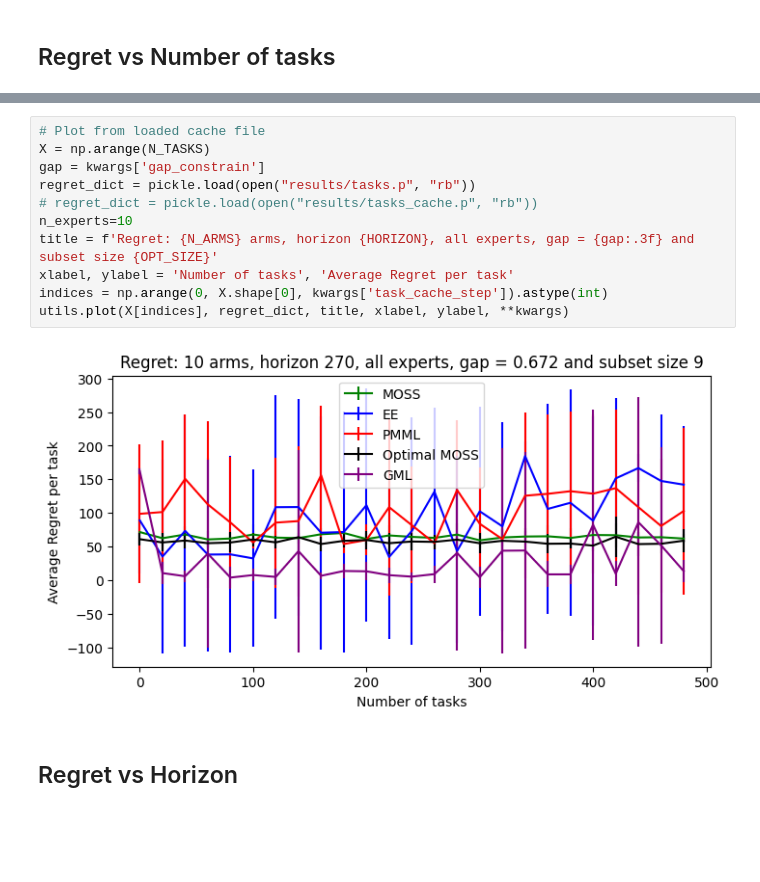
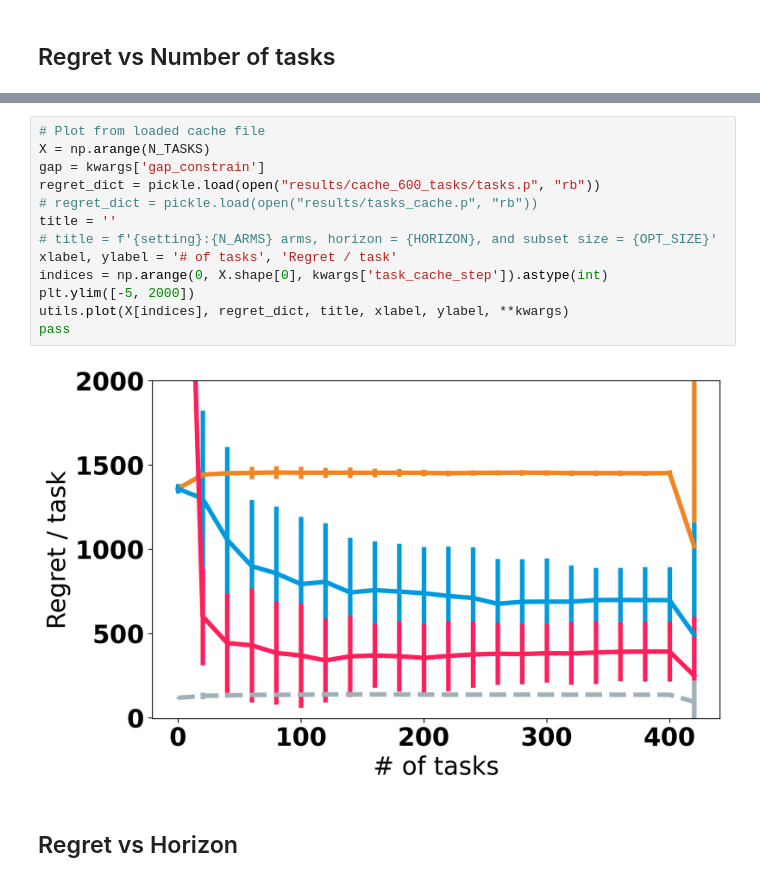
Before and after one commit to duongnhatthang/meta-bandit, a Jupyter notebook: main.ipynb, the cells around one changed output, grey strips where cells are left out. Saved outputs shown, nothing was run; the diff lists cells and outputs as text; blank space fills up the shorter version.

```diff
--- a/main.ipynb
+++ b/main.ipynb
@@ -36,16 +71,18 @@ GAP_THRESHOLD = 0.455141300346101, actual gap = 0.6371978204845413
 # %%
 # Plot from loaded cache file
 X = np.arange(N_TASKS)
 gap = kwargs['gap_constrain']
-regret_dict = pickle.load(open("results/tasks.p", "rb"))
+regret_dict = pickle.load(open("results/cache_600_tasks/tasks.p", "rb"))
 # regret_dict = pickle.load(open("results/tasks_cache.p", "rb"))
-n_experts=10
-title = f'Regret: {N_ARMS} arms, horizon {HORIZON}, all experts, gap = {gap:.3f} and subset size {OPT_SIZE}'
-xlabel, ylabel = 'Number of tasks', 'Average Regret per task'
+title = ''
+# title = f'{setting}:{N_ARMS} arms, horizon = {HORIZON}, and subset size = {OPT_SIZE}'
+xlabel, ylabel = '# of tasks', 'Regret / task'
 indices = np.arange(0, X.shape[0], kwargs['task_cache_step']).astype(int)
+plt.ylim([-5, 2000])
 utils.plot(X[indices], regret_dict, title, xlabel, ylabel, **kwargs)
+pass
 # %% [output]
-[figure, old version]
+[figure, new version]
 # %% [markdown]
 ## Regret vs Horizon
 # %%
```
Also changed, not shown: parts of 10 cells of this notebook, 11 other files.
